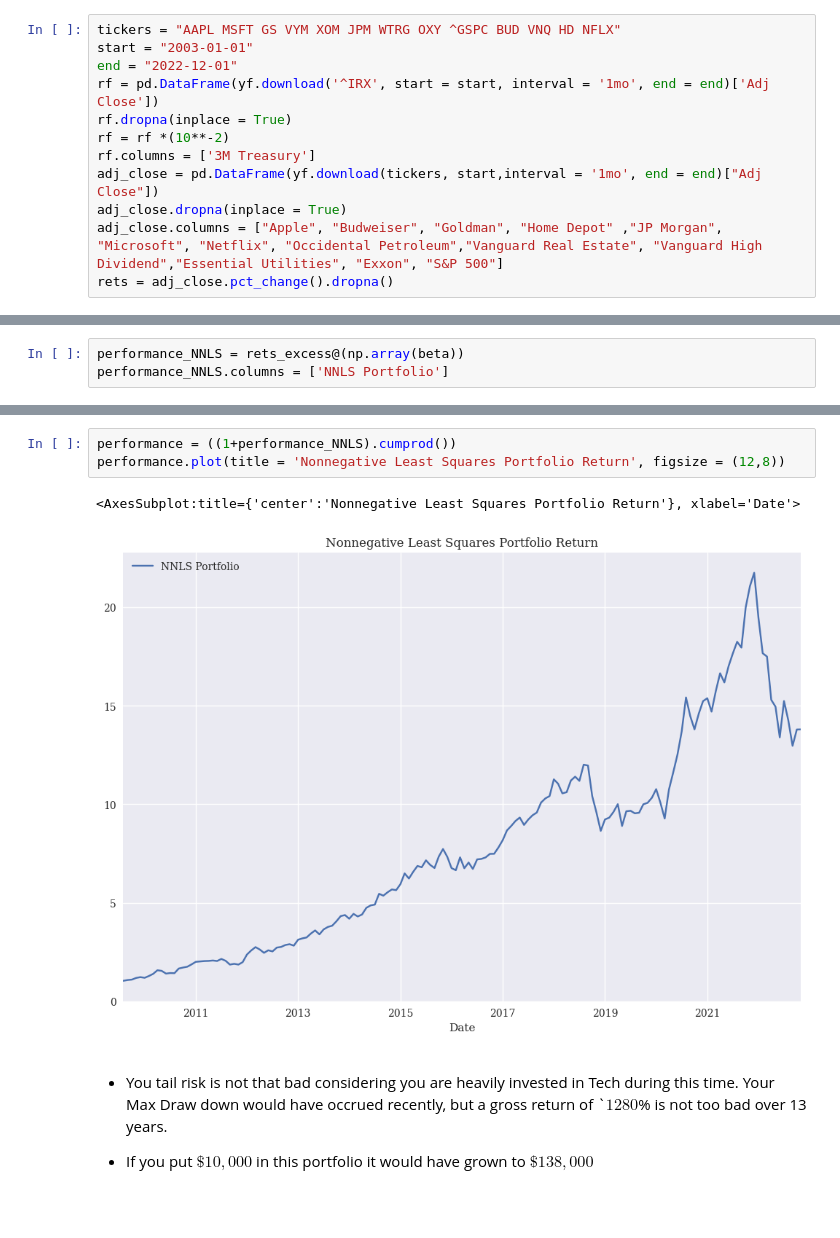
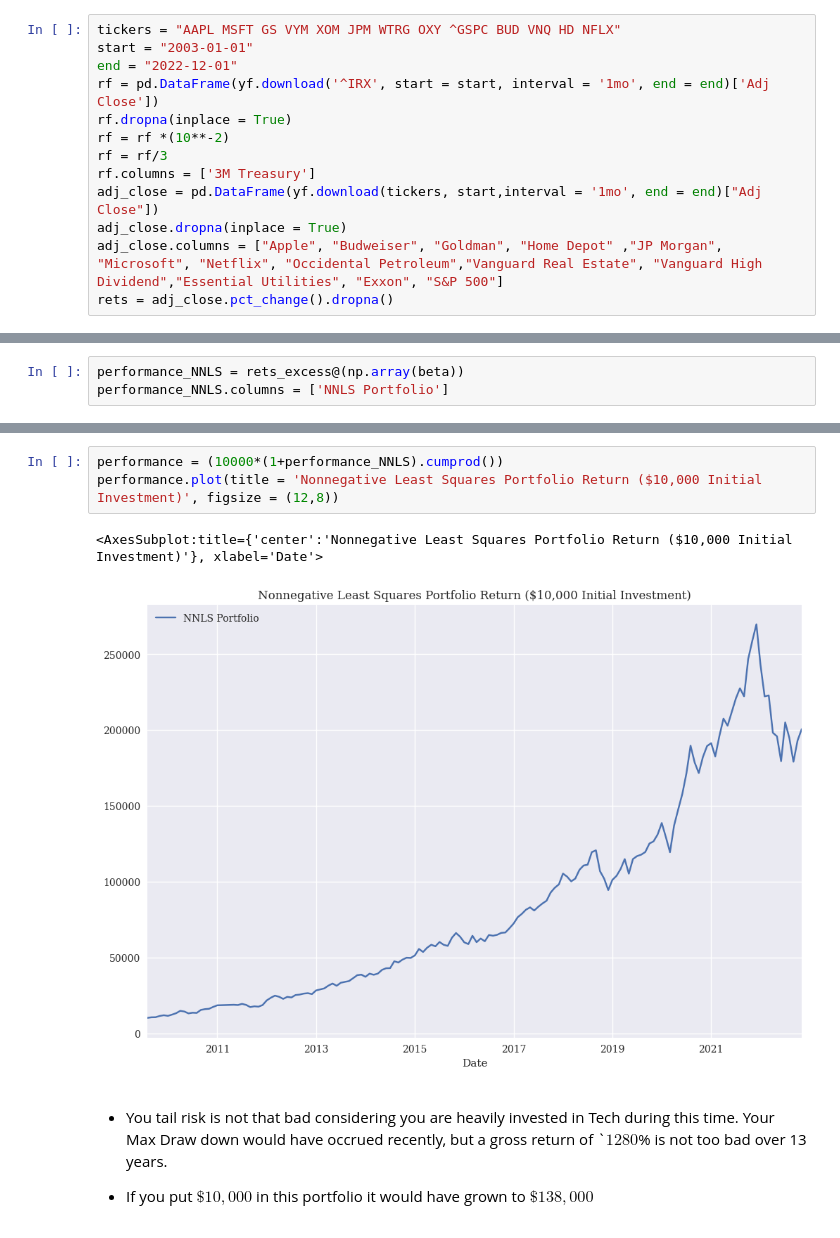
Before and after one commit to dcstein22/economics, a Jupyter notebook: tommy_new_portfolio.ipynb, the cells around one changed output, grey strips where cells are left out. Saved outputs shown, nothing was run; the diff lists cells and outputs as text.

```diff
--- a/tommy_new_portfolio.ipynb
+++ b/tommy_new_portfolio.ipynb
@@ -73,6 +73,7 @@ end = "2022-12-01"
 rf = pd.DataFrame(yf.download('^IRX', start = start, interval = '1mo', end = end)['Adj Close'])
 rf.dropna(inplace = True)
 rf = rf *(10**-2)
+rf = rf/3
 rf.columns = ['3M Treasury']
 adj_close = pd.DataFrame(yf.download(tickers, start,interval = '1mo', end = end)["Adj Close"])
 adj_close.dropna(inplace = True)
@@ -457,9 +459,9 @@ performance_summary(performance_NNLS)
 # %%
-performance = ((1+performance_NNLS).cumprod())
-performance.plot(title = 'Nonnegative Least Squares Portfolio Return', figsize = (12,8))
+performance = (10000*(1+performance_NNLS).cumprod())
+performance.plot(title = 'Nonnegative Least Squares Portfolio Return ($10,000 Initial Investment)', figsize = (12,8))
 # %% [output]
-<AxesSubplot:title={'center':'Nonnegative Least Squares Portfolio Return'}, xlabel='Date'>
+<AxesSubplot:title={'center':'Nonnegative Least Squares Portfolio Return ($10,000 Initial Investment)'}, xlabel='Date'>
-[figure, old version]
+[figure, new version]
 # %% [markdown]
 - You tail risk is not that bad considering you are heavily invested in Tech during this time. Your Max Draw down would have occrued recently, but a gross return of `$1280$% is not too bad over 13 years.
 
```
Also changed, not shown: parts of 16 cells of this notebook, 2 other files.
